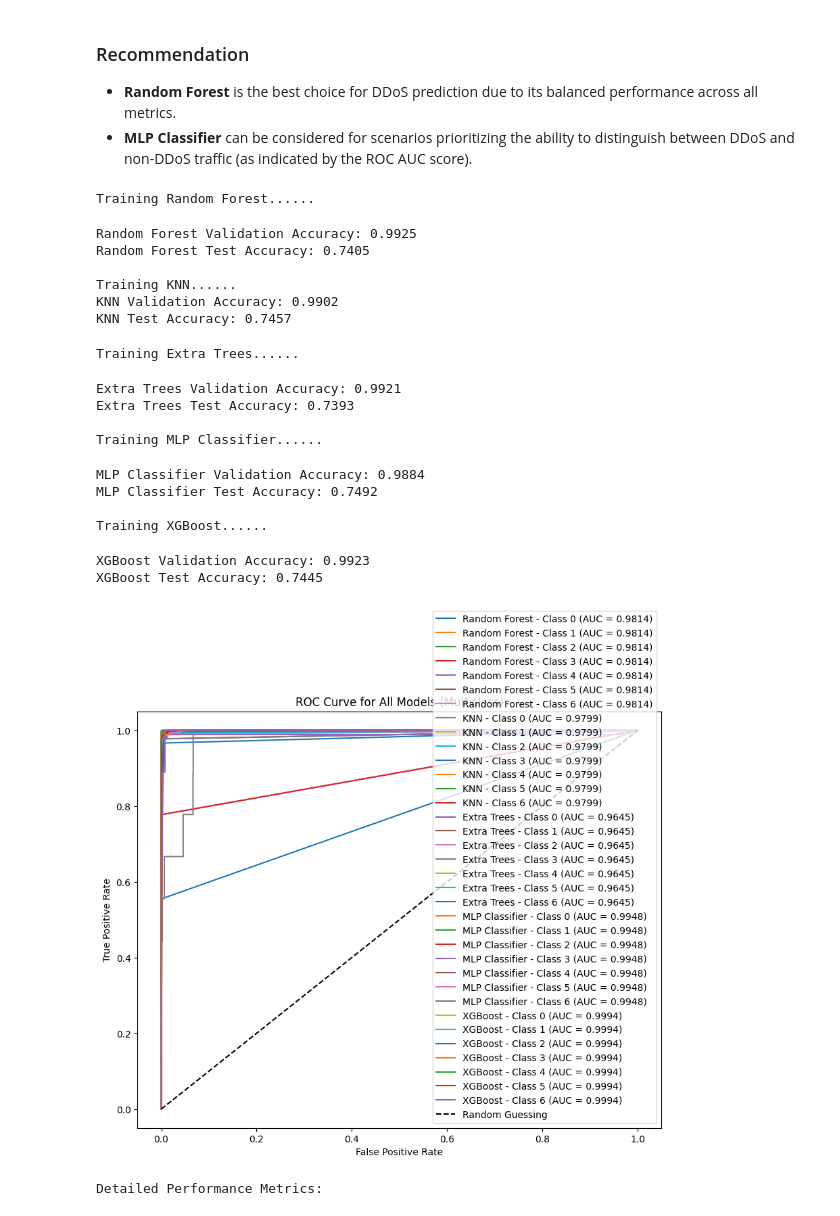
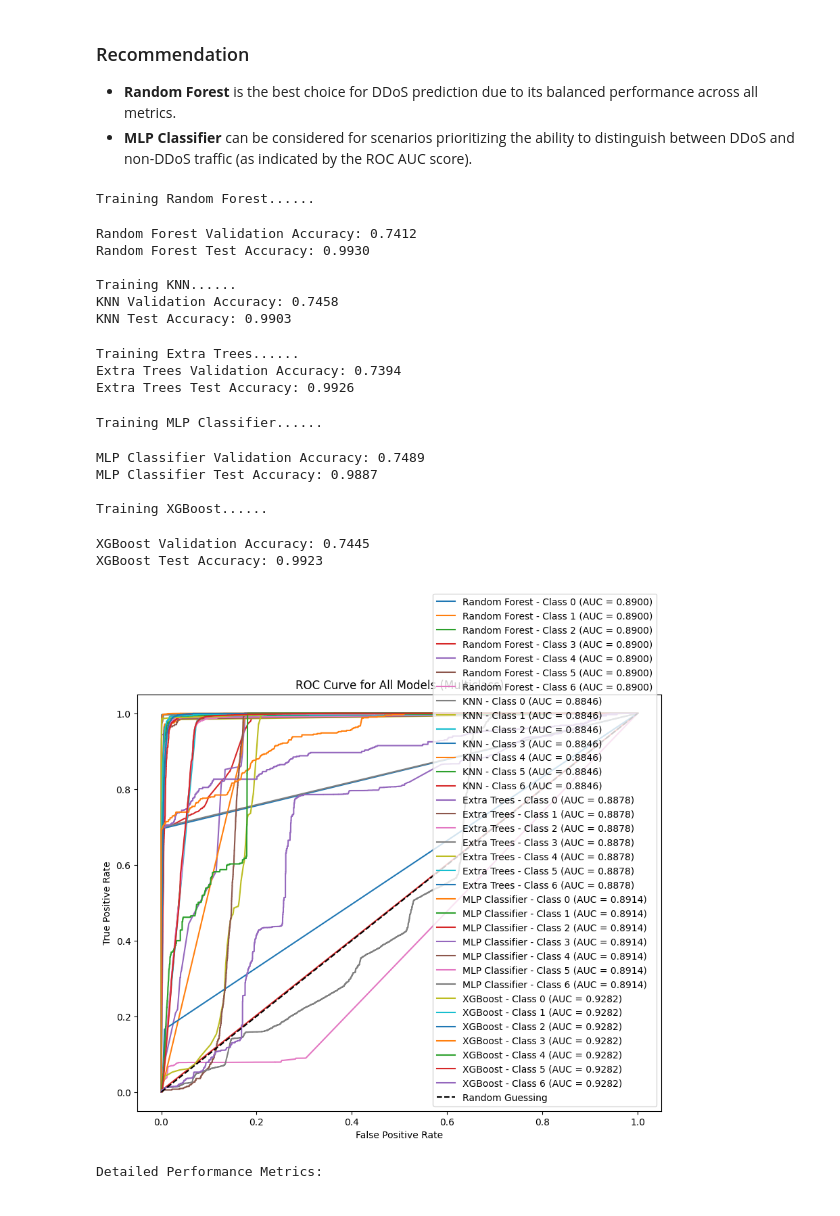
Before and after one commit to Joker666/DDoS, a Jupyter notebook: cic.ipynb, the cells around one changed output. Saved outputs shown, nothing was run; the diff lists cells and outputs as text; code cells hidden in the pictures.

```diff
--- a/cic.ipynb
+++ b/cic.ipynb
@@ -354,8 +342,7 @@ def cat_summary(data, col, plot=False):
         )
         plt.legend(
             labels=[
-                "{} - {:.2f}%".format(index, value / sum(values) * 100)
-                for index, value in zip(values.index, values)
+                "{} - {:.2f}%".format(index, value / sum(values) * 100) for index, value in zip(values.index, values)
             ],
             loc="upper left",
             bbox_to_anchor=(1, 1),
@@ -578,9 +560,7 @@ mask = np.triu(np.ones(corr_matrix.shape), k=1).astype(bool)
 upper_triangle = corr_matrix.where(mask)
 
 # Find the columns with correlation of 0.8 or higher
-high_corr_cols = [
-    col for col in upper_triangle.columns if any(upper_triangle[col] > 0.8)
-]
+high_corr_cols = [col for col in upper_triangle.columns if any(upper_triangle[col] > 0.8)]
 
 # Display the number of highly correlated columns and their names
 print(f"Total number of highly correlated columns: {len(high_corr_cols)}")
@@ -600,10 +580,10 @@ train_df.shape, test_df.shape
 # %% [markdown]
 ### Train Test Validation Split
 # %%
-X_train, X_val, y_train, y_val = train_test_split(
+X_train, X_test, y_train, y_test = train_test_split(
     train_df.drop("Label", axis=1), train_df["Label"], test_size=0.2, random_state=42
 )
-X_test, y_test = test_df.drop("Label", axis=1), test_df["Label"]
+X_val, y_val = test_df.drop("Label", axis=1), test_df["Label"]
 # %%
 X_train.shape, X_val.shape, X_test.shape
 # %% [output]
@@ -698,9 +678,7 @@ def train_model(X_train, X_test, y_train, y_test):
         )
 
     # Finalize the ROC plot
-    plt.plot(
-        [0, 1], [0, 1], "k--", label="Random Guessing"
-    )  # Diagonal line for random guessing
+    plt.plot([0, 1], [0, 1], "k--", label="Random Guessing")  # Diagonal line for random guessing
     plt.xlabel("False Positive Rate")
     plt.ylabel("True Positive Rate")
     plt.title("ROC Curve for All Models (Multiclass)")
@@ -849,29 +825,17 @@ def train_model(X_train, X_val, X_test, y_train, y_val, y_test):
 
         # Evaluate predictions for validation set
         val_accuracy = accuracy_score(y_val, y_val_pred)
-        val_precision = precision_score(
-            y_val, y_val_pred, average="weighted", zero_division=0
-        )
-        val_recall = recall_score(
-            y_val, y_val_pred, average="weighted", zero_division=0
-        )
+        val_precision = precision_score(y_val, y_val_pred, average="weighted", zero_division=0)
+        val_recall = recall_score(y_val, y_val_pred, average="weighted", zero_division=0)
         val_f1 = f1_score(y_val, y_val_pred, average="weighted", zero_division=0)
-        val_roc_auc = roc_auc_score(
-            y_val, model.predict_proba(X_val), multi_class="ovr"
-        )
+        val_roc_auc = roc_auc_score(y_val, model.predict_proba(X_val), multi_class="ovr")
 
         # Evaluate predictions for test set
         test_accuracy = accuracy_score(y_test, y_test_pred)
-        test_precision = precision_score(
-            y_test, y_test_pred, average="weighted", zero_division=0
-        )
-        test_recall = recall_score(
-            y_test, y_test_pred, average="weighted", zero_division=0
-        )
+        test_precision = precision_score(y_test, y_test_pred, average="weighted", zero_division=0)
+        test_recall = recall_score(y_test, y_test_pred, average="weighted", zero_division=0)
         test_f1 = f1_score(y_test, y_test_pred, average="weighted", zero_division=0)
-        test_roc_auc = roc_auc_score(
-            y_test, model.predict_proba(X_test), multi_class="ovr"
-        )
+        test_roc_auc = roc_auc_score(y_test, model.predict_proba(X_test), multi_class="ovr")
 
         cv_score = np.mean(cross_val_score(model, X_train, y_train, cv=5))
 
@@ -900,44 +864,43 @@ def train_model(X_train, X_val, X_test, y_train, y_val, y_test):
                 "Test_ROC_AUC": test_roc_auc,
                 "CV_Score": cv_score,
             }
         )
 
     # Finalize the ROC plot
     plt.plot([0, 1], [0, 1], "k--", label="Random Guessing")
     plt.xlabel("False Positive Rate")
     plt.ylabel("True Positive Rate")
     plt.title("ROC Curve for All Models (Multiclass)")
     plt.legend(loc="lower right")
     plt.show()
 
     # Create and display the DataFrame of scores
     scores = pd.DataFrame(scores_list)
     return scores
 
 
 # Run the function with all three datasets
 scores = train_model(X_train, X_val, X_test, y_train, y_val, y_test)
 print("\nDetailed Performance Metrics:")
 display(scores.style.background_gradient(cmap="viridis"))
 # %% [output]
 Training Random Forest......
-Random Forest Validation Accuracy: 0.9925
-Random Forest Test Accuracy: 0.7405
+Random Forest Validation Accuracy: 0.7412
+Random Forest Test Accuracy: 0.9930
 
 Training KNN......
-KNN Validation Accuracy: 0.9902
-KNN Test Accuracy: 0.7457
+KNN Validation Accuracy: 0.7458
+KNN Test Accuracy: 0.9903
 Training Extra Trees......
+Extra Trees Validation Accuracy: 0.7394
+Extra Trees Test Accuracy: 0.9926
-Extra Trees Validation Accuracy: 0.9921
-Extra Trees Test Accuracy: 0.7393
-
 Training MLP Classifier......
-MLP Classifier Validation Accuracy: 0.9884
-MLP Classifier Test Accuracy: 0.7492
+MLP Classifier Validation Accuracy: 0.7489
+MLP Classifier Test Accuracy: 0.9887
 
 Training XGBoost......
-XGBoost Validation Accuracy: 0.9923
-XGBoost Test Accuracy: 0.7445
+XGBoost Validation Accuracy: 0.7445
+XGBoost Test Accuracy: 0.9923
-[figure, old version]
+[figure, new version]
 Detailed Performance Metrics:
 |  | Model | Val_Accuracy | Val_Precision | Val_Recall | Val_F1 | Val_ROC_AUC | Test_Accuracy | Test_Precision | ... |
```
Also changed, not shown: parts of 10 cells of this notebook, 2 other files.
